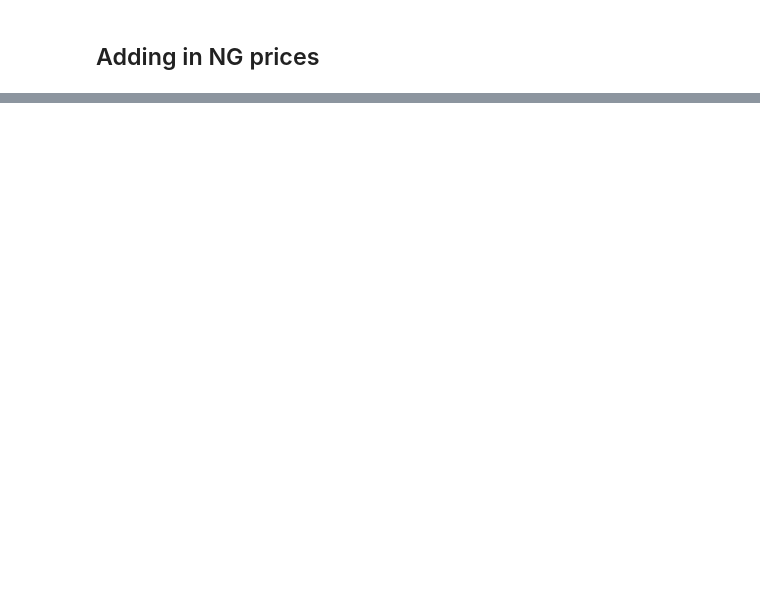
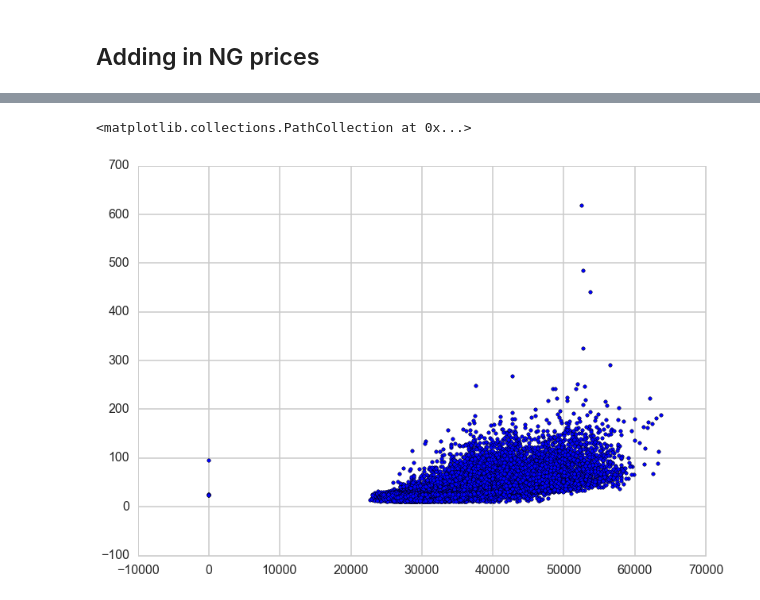
Before and after one commit to dannychua/Electricity-Price-Predictor, a Jupyter notebook: PJM_cleaned.ipynb, the cells around one changed output, grey strips where cells are left out. Cells and saved outputs as stored; diff of their text form; code cells hidden in the pictures; blank space fills up the shorter version.

```diff
--- a/PJM_cleaned.ipynb
+++ b/PJM_cleaned.ipynb
@@ -237,3 +220,11 @@ plt.scatter(x,y)
+# %%
+y = dflog['lmp']
+x = dflog['load']
+
+plt.scatter(x,y)
+# %% [output]
+<matplotlib.collections.PathCollection at 0x...>
+[figure, added]
 # %%
 lm = smf.ols(formula = 'lmp ~ ng + load', data = dflog).fit()
 
```
Also changed, not shown: parts of 27 cells of this notebook, 2 other files.
